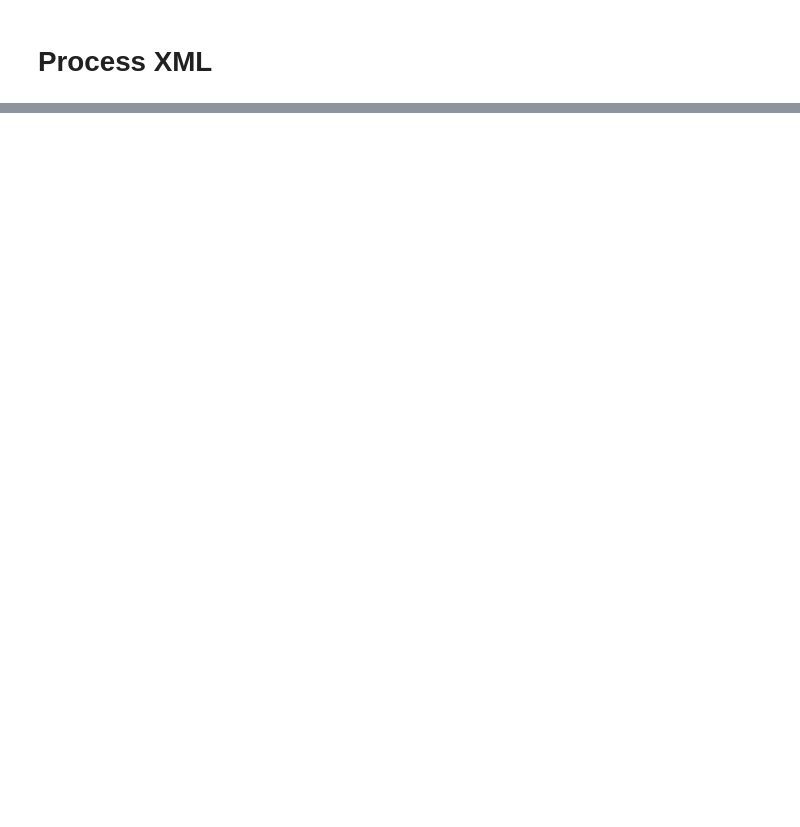
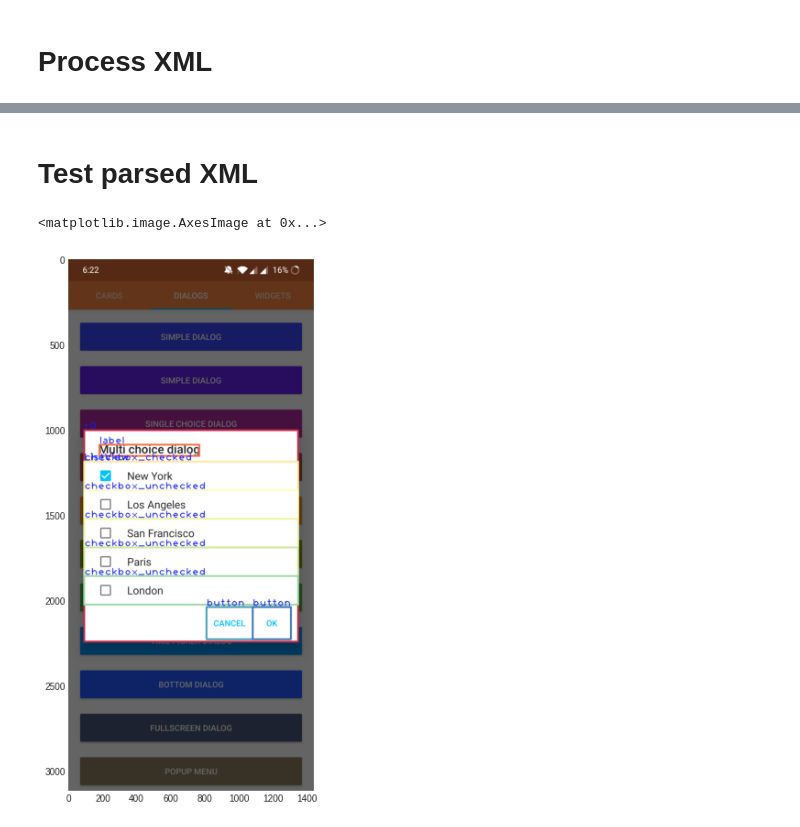
Before and after one commit to vinothpandian/capture-android-layout, a Jupyter notebook: notebooks/parse_xml.ipynb, the cells around one changed output, grey strips where cells are left out. Drawn from its saved outputs; the diff is of its cells as text; code cells hidden in the pictures; blank space fills up the shorter version.

```diff
--- a/notebooks/parse_xml.ipynb
+++ b/notebooks/parse_xml.ipynb
@@ -75,0 +160,35 @@ android.widget.TextView
+# %% [markdown]
+# Test parsed XML
+# %%
+filename = (sorted(screenshots_path.glob("*.png"))[-1]).stem
+
+xml_file = xml_annotations_path/f"full_{filename}.xml"
+image_file = screenshots_path/f"{filename}.png"
+csv_file = annotations_path/f"full_{filename}.csv"
+
+image = cv2.imread(str(image_file))
+
+annotation_df = pd.read_csv(csv_file)
+
+a_count = len(annotation_df.group.unique())
+
+color_palette = np.floor(np.array(sns.color_palette("Spectral", n_colors=a_count, desat=1)) * 255).astype(int).tolist()
+color_map = dict(zip(annotation_df.group.unique(), color_palette))
+
+get_pt1 = itemgetter("xmin", "ymin")
+get_pt2 = itemgetter("xmax", "ymax")
+
+boxed_image = image.copy()
+
+for i, data in annotation_df[annotation_df.widget_type != "layout"].iterrows():
+    pt1 = get_pt1(data)
+    pt2 = get_pt2(data)
+
+    color_value = color_map[data.group]
+    cv2.rectangle(boxed_image, pt1, pt2, color_value, 10)
+    cv2.putText(boxed_image, data.classname, (pt1[0], pt1[1] - 5), cv2.FONT_HERSHEY_PLAIN, 4, (20, 30, 250), 3)
+
+plt.imshow(boxed_image)
+# %% [output]
+<matplotlib.image.AxesImage at 0x...>
+[figure, added]
```
Also changed, not shown: parts of 10 cells of this notebook, 13 other files.
